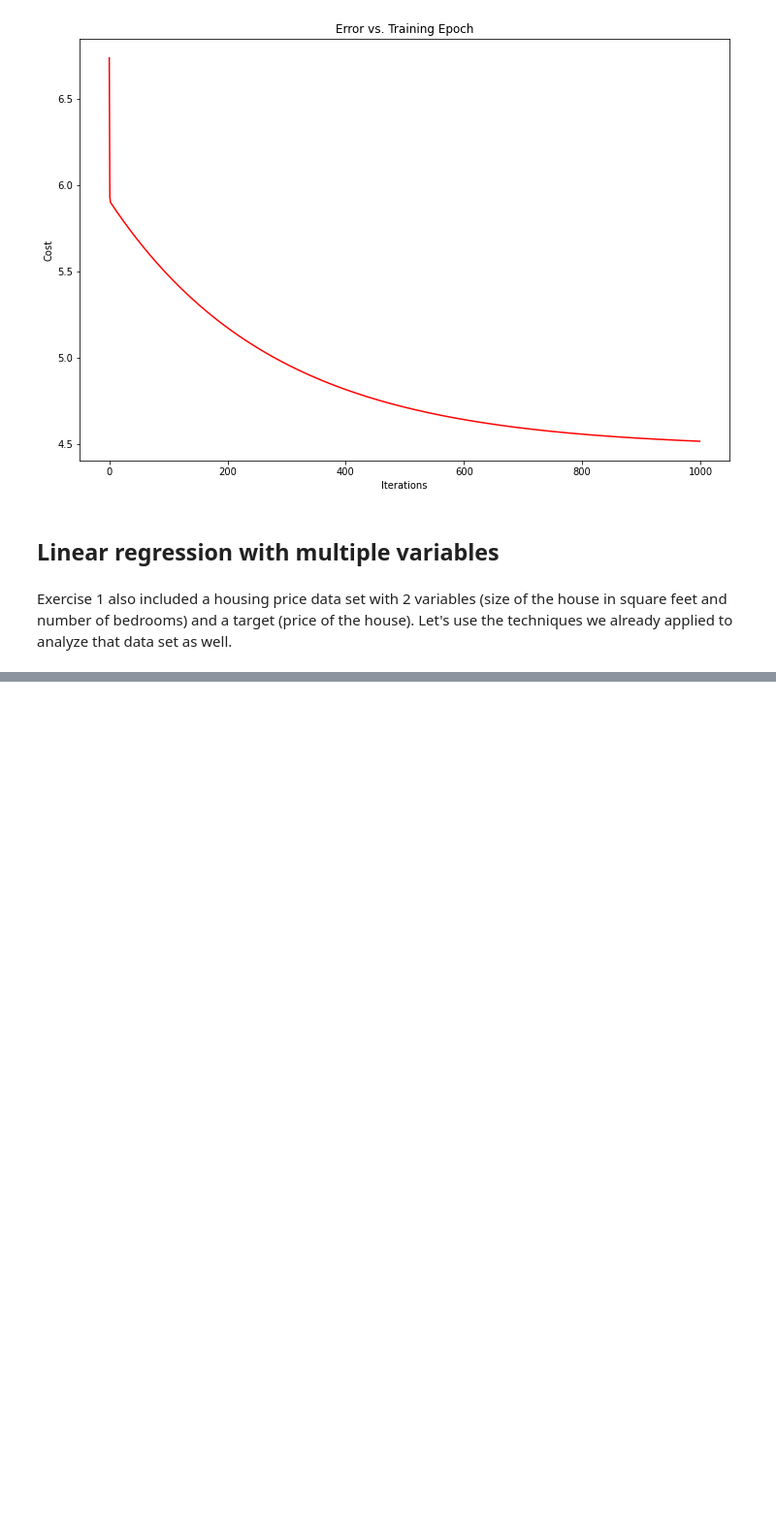
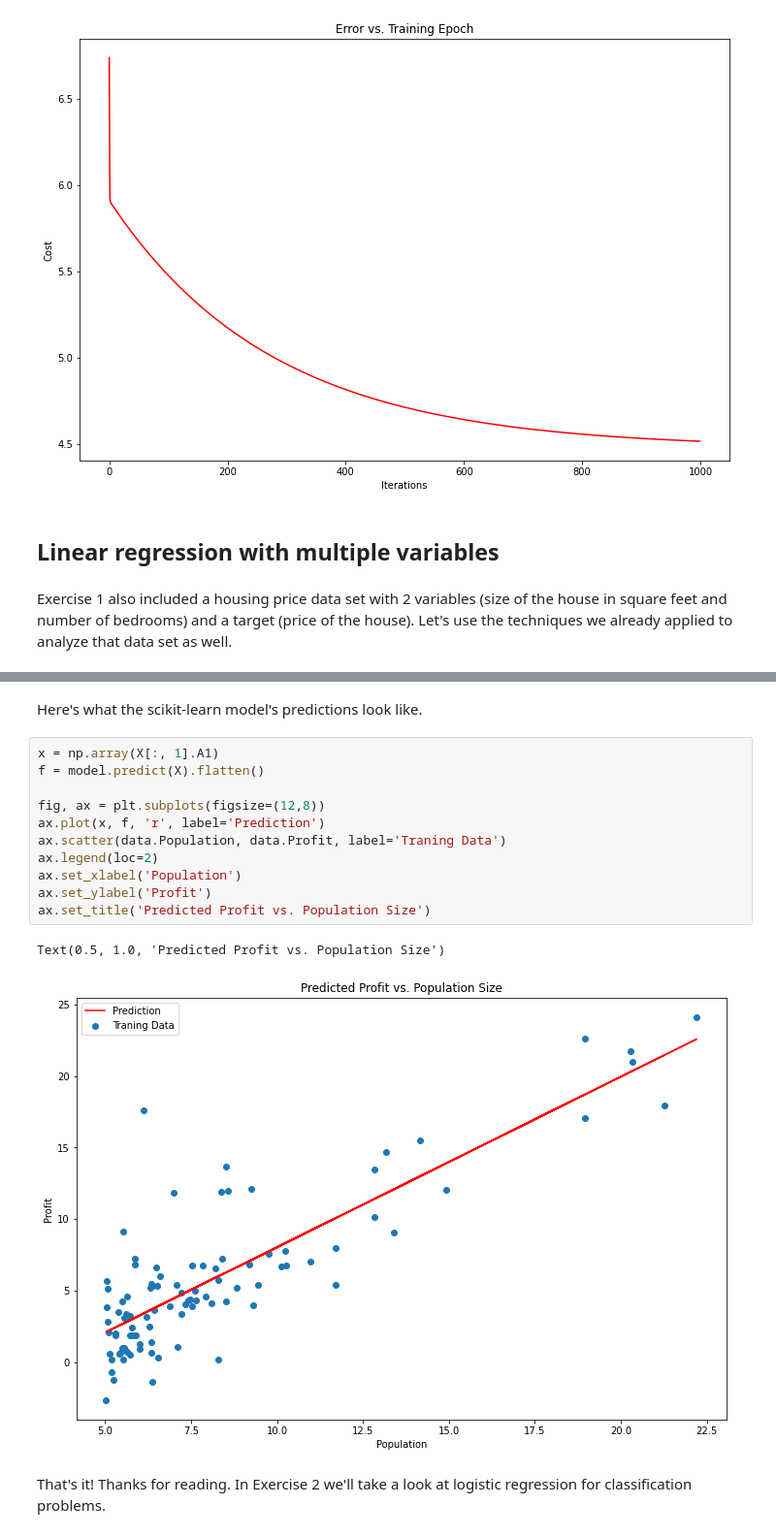
Before and after one commit to fidamuhammadkhan/Machine-Learning, a Jupyter notebook: Andrew_Linear_Regression_Exercise_1_By_Fida_Mohammad.ipynb, the cells around one changed output, grey strips where cells are left out. Shown: that part at 97% size. Drawn from its saved outputs; the diff is of its cells as text; blank space fills up the shorter version.

```diff
--- a/Andrew_Linear_Regression_Exercise_1_By_Fida_Mohammad.ipynb
+++ b/Andrew_Linear_Regression_Exercise_1_By_Fida_Mohammad.ipynb
@@ -201,0 +267,18 @@ Exercise 1 also included a housing price data set with 2 variables (size of the
+# %% [markdown]
+Here's what the scikit-learn model's predictions look like.
+# %%
+x = np.array(X[:, 1].A1)
+f = model.predict(X).flatten()
+
+fig, ax = plt.subplots(figsize=(12,8))
+ax.plot(x, f, 'r', label='Prediction')
+ax.scatter(data.Population, data.Profit, label='Traning Data')
+ax.legend(loc=2)
+ax.set_xlabel('Population')
+ax.set_ylabel('Profit')
+ax.set_title('Predicted Profit vs. Population Size')
+# %% [output]
+Text(0.5, 1.0, 'Predicted Profit vs. Population Size')
+[figure, added]
+# %% [markdown]
+That's it!  Thanks for reading.  In Exercise 2 we'll take a look at logistic regression for classification problems.
```
Also changed, not shown: parts of 9 cells of this notebook.
